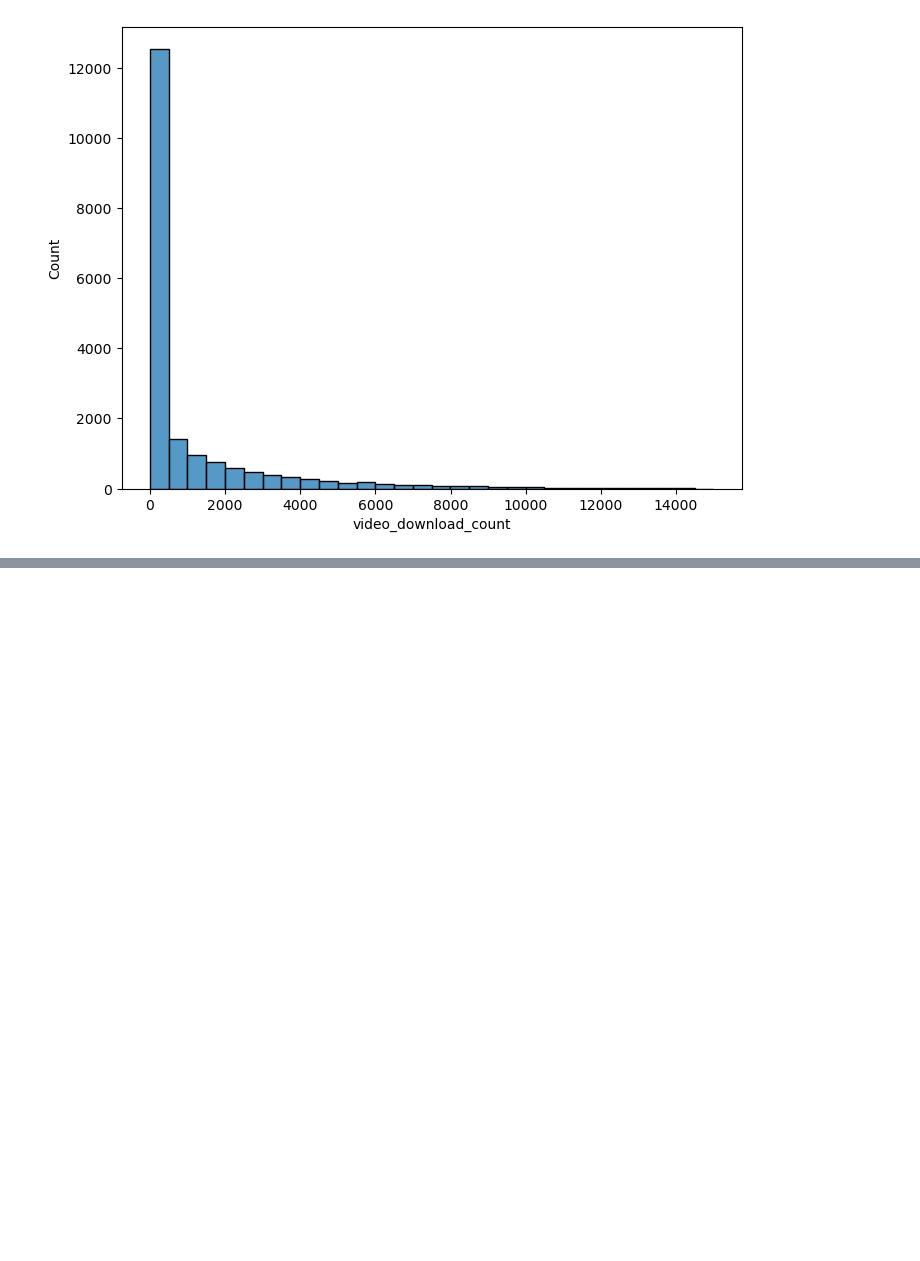
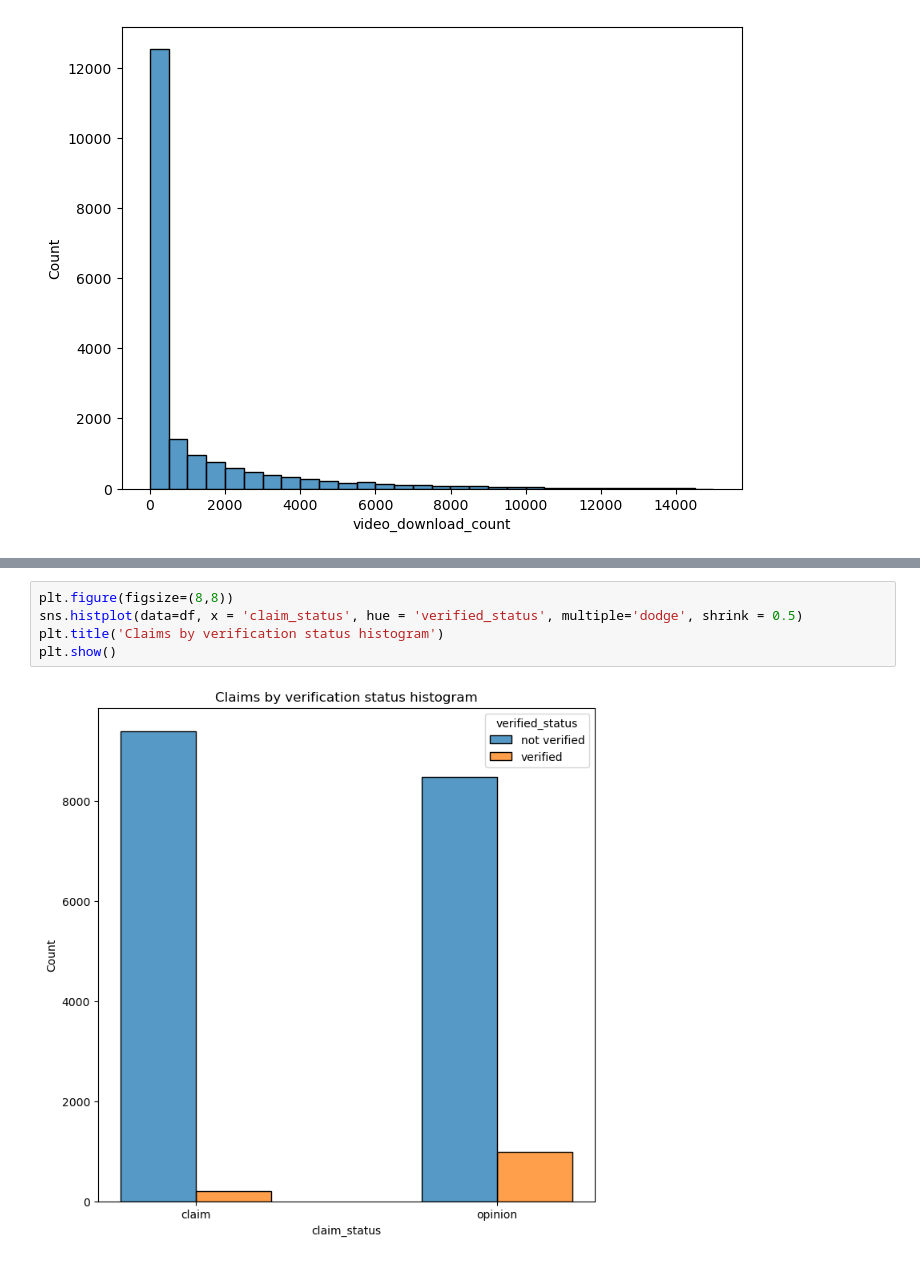
Before and after one commit to iAsadPanhwar/Tiktok-Data-Analysis-Project, a Jupyter notebook: Tiktok-Exploratory-Data-Analysis.ipynb, the cells around one changed output, grey strips where cells are left out. Cells and saved outputs as stored; diff of their text form; blank space fills up the shorter version.

```diff
--- a/Tiktok-Exploratory-Data-Analysis.ipynb
+++ b/Tiktok-Exploratory-Data-Analysis.ipynb
@@ -128,0 +151,7 @@ plt.show()
+# %%
+plt.figure(figsize=(8,8))
+sns.histplot(data=df, x = 'claim_status', hue = 'verified_status', multiple='dodge', shrink = 0.5)
+plt.title('Claims by verification status histogram')
+plt.show()
+# %% [output]
+[figure, added]
```
Also changed, not shown: parts of 8 cells of this notebook.
